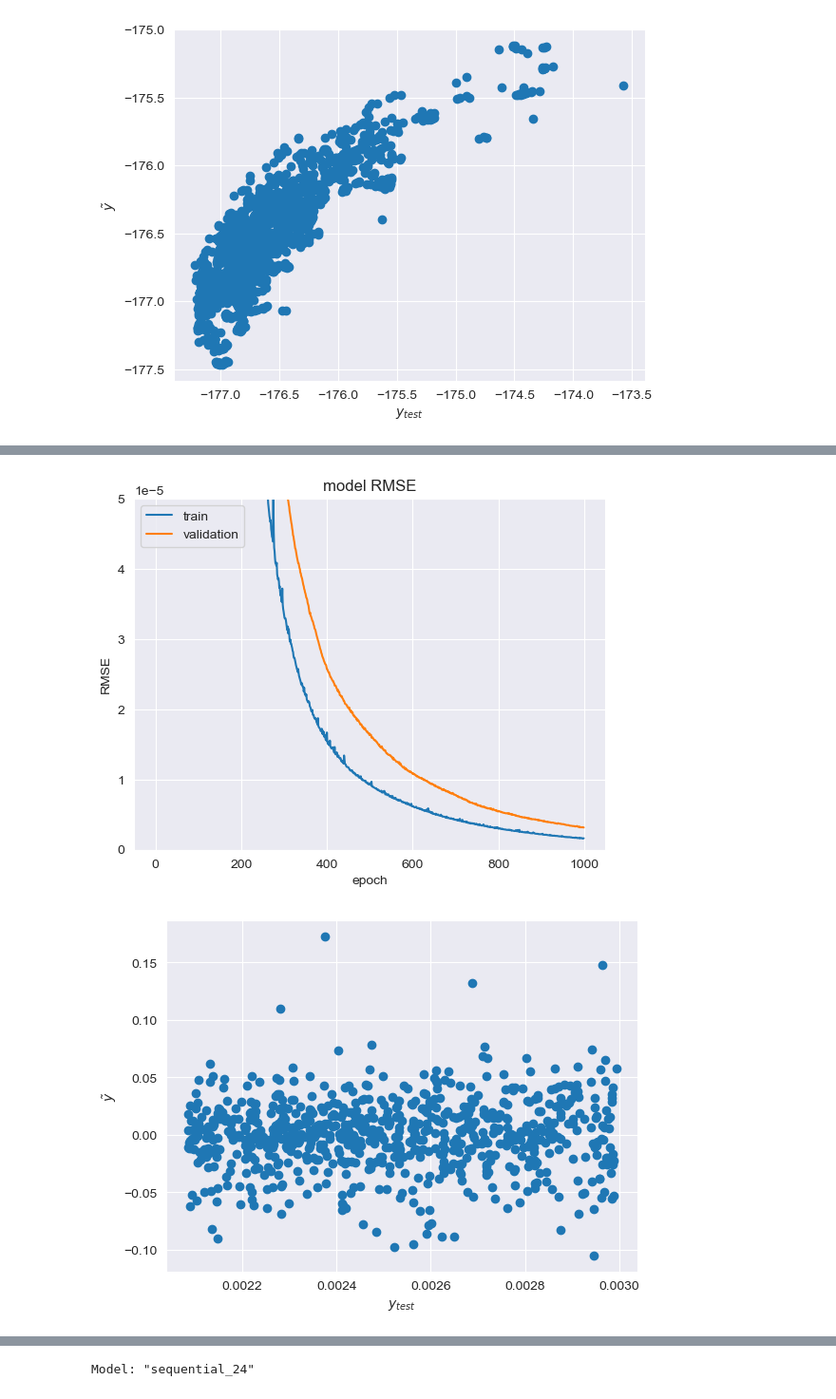
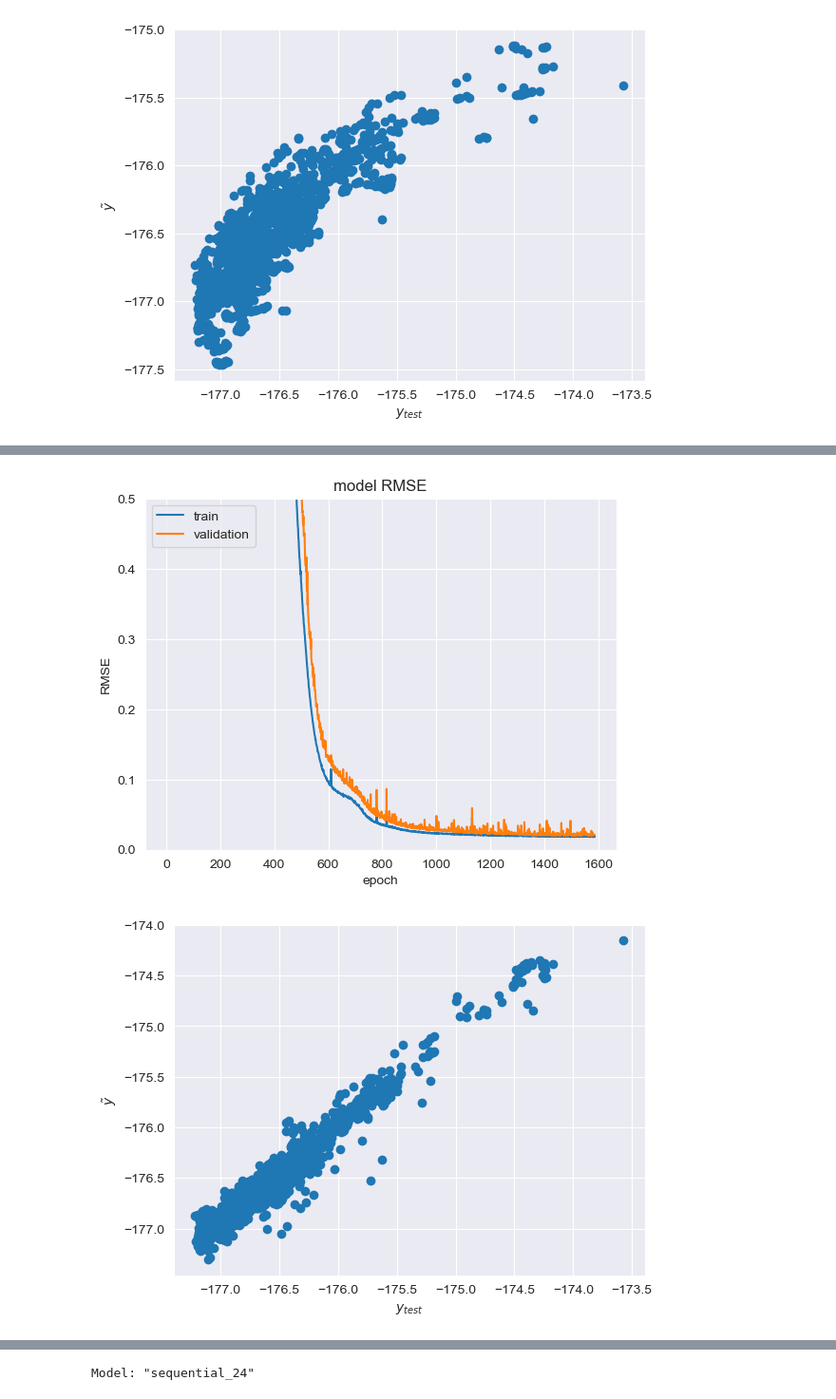
Before and after one commit to lucasboistay/molecular_dynamics, a Jupyter notebook: main.ipynb, the cells around one changed output, grey strips where cells are left out. Shown at 95% size. Drawn from its saved outputs; the diff is of its cells as text; code cells hidden in the pictures.

```diff
--- a/main.ipynb
+++ b/main.ipynb
@@ -1270,8 +1382,8 @@ Model: "sequential_9"
 
 from keras.optimizers import SGD,Adam
 
-X = np.genfromtxt('data/txt/zundel.txt')
-y = get_energies_zundel()
+X = np.genfromtxt('data/txt/MO2S4.txt')
+y = get_energies_MO2S4()
 
 X_std, y_std = filter_energy(X,y)
 
@@ -1283,13 +1395,11 @@ X_scaled = scaler.fit_transform(X)
 X_train, X_test, y_train, y_test = train_test_split(X_scaled, y, test_size=0.2, random_state=42)
 
 # Utiliser l'optimiseur SGD avec un momentum
-optimiseur = Adam(learning_rate=0.00001)
+optimiseur = Adam(learning_rate=0.00005)
 
 model.compile(loss='mse', optimizer=optimiseur, metrics=['mse', 'mae'])
 # %%
-
-
-history = model.fit(X_train, y_train, epochs=1000, batch_size=32, verbose=1, validation_split=0.2,callbacks=[cb_sauvegarde])
+history = model.fit(X_train, y_train, epochs=2000, batch_size=32, verbose=1, validation_split=0.2,callbacks=[cb_sauvegarde,early_stopping])
 
 # evaluate the model
 
@@ -1315,13 +1425,4 @@ Epoch 1000/1000
 # %%
-# load the history from the saved model
-
-from keras.models import load_model
-
-model = load_model('save/coulomb_mo2s4_Adam_normal.keras')
-
-scores = model.evaluate(X_test, y_test)
-
-
 # resulsts and graph of history for RMSE
 
 RMSE = np.sqrt(scores[0])
@@ -1349,7 +1450,7 @@ plt.title('RMSE vs epoch')
 plt.ylabel('RMSE')
 plt.xlabel('epoch')
 plt.legend(['train', 'validation'], loc='upper left')
-plt.savefig('img/nn/coulomb_zundel_Adam_epoch_1000_mse.png', dpi=200)
+plt.savefig('img/nn/coulomb_mo2s4_Adam_epoch_1000_mse.png', dpi=200)
 plt.show()
 
 plt.plot(np.log(history.history['mse']),'-')
@@ -1358,7 +1459,7 @@ plt.title('log(RMSE) vs epoch')
 plt.ylabel('RMSE')
 plt.xlabel('epoch')
 plt.legend(['train', 'validation'], loc='upper left')
-plt.savefig('img/nn/coulomb_zundel_Adam_epoch_1000_logmse.png', dpi=200)
+plt.savefig('img/nn/coulomb_mo2s4_Adam_epoch_1000_logmse.png', dpi=200)
 plt.show()
 
 plt.plot(history.history['mse'],'-')
@@ -1367,8 +1468,8 @@ plt.title('model RMSE')
 plt.ylabel('RMSE')
 plt.xlabel('epoch')
 plt.legend(['train', 'validation'], loc='upper left')
-plt.ylim(0,0.00005)
-plt.savefig('img/nn/coulomb_zundel_Adam_epoch_1000_mse_zoomed.png', dpi=200)
+plt.ylim(0,0.5)
+plt.savefig('img/nn/coulomb_mo2s4_Adam_epoch_1000_mse_zoomed.png', dpi=200)
 plt.show()
 
 # afficher les valeurs prédites en fonction des valeurs réelles
@@ -1376,6 +1477,6 @@ plt.show()
 plt.scatter(y_test, y_pred)
 plt.xlabel(r'$y_{test}$')
 plt.ylabel(r'$\tilde{y}$')
-plt.savefig('img/nn/coulomb_zundel_Adam_full.png', dpi=200)
+plt.savefig('img/nn/coulomb_mo2s4_Adam_full.png', dpi=200)
 plt.show()
 # %% [output]
@@ -1391,2 +1491,2 @@ None
-[figure, old version]
+[figure, new version]
-[figure, old version]
+[figure, new version]
```
Also changed, not shown: parts of 18 cells of this notebook, 12 other files.
